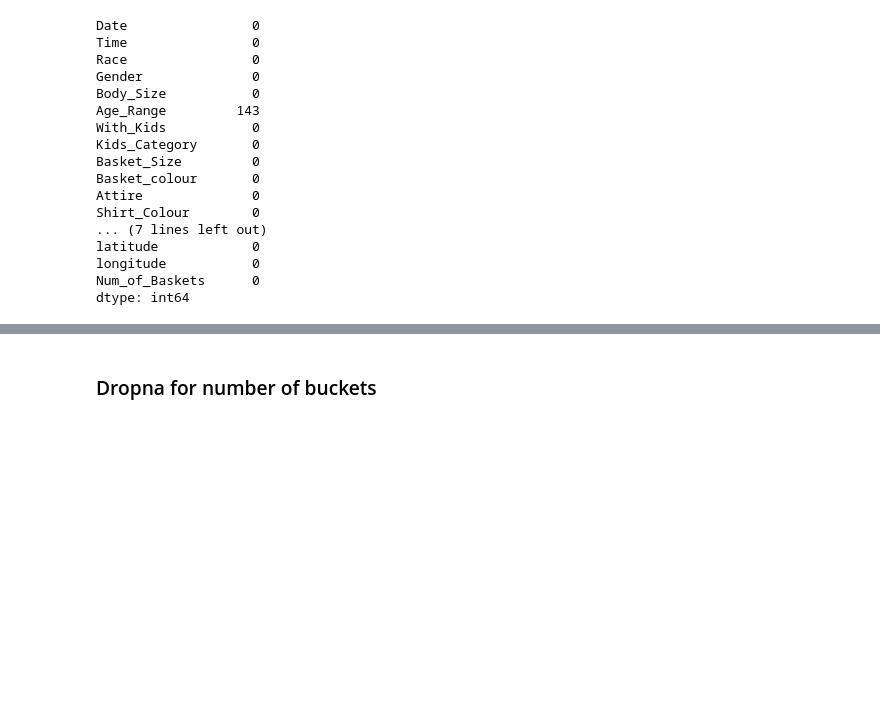
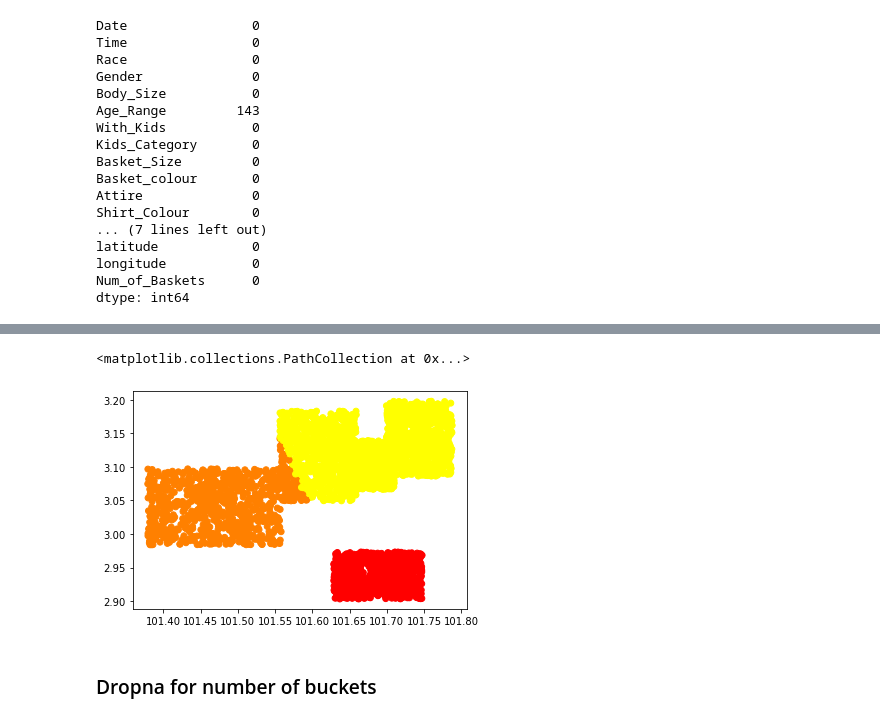
Before and after one commit to KelvinTee168/Data_Mining_Project, a Jupyter notebook: Project.ipynb, the cells around one changed output, grey strips where cells are left out. Cells and saved outputs as stored; diff of their text form; code cells hidden in the pictures; blank space fills up the shorter version.

```diff
--- a/Project.ipynb
+++ b/Project.ipynb
@@ -235,3 +421,14 @@ dtype: int64
+# %%
+kmeans = KMeans(3)
+kmeans.fit(x)
+clusters = kmeans.fit_predict(x)
+# %%
+df_clusters = dataframe.copy()
+df_clusters['Clusters'] = clusters
+plt.scatter(df_clusters['longitude'],df_clusters['latitude'],c=df_clusters['Clusters'],cmap='autumn')
+# %% [output]
+<matplotlib.collections.PathCollection at 0x...>
+[figure, added]
 # %% [markdown]
 ### Dropna for number of buckets
 # %%
```
Also changed, not shown: parts of 94 cells of this notebook, 21 other files.
